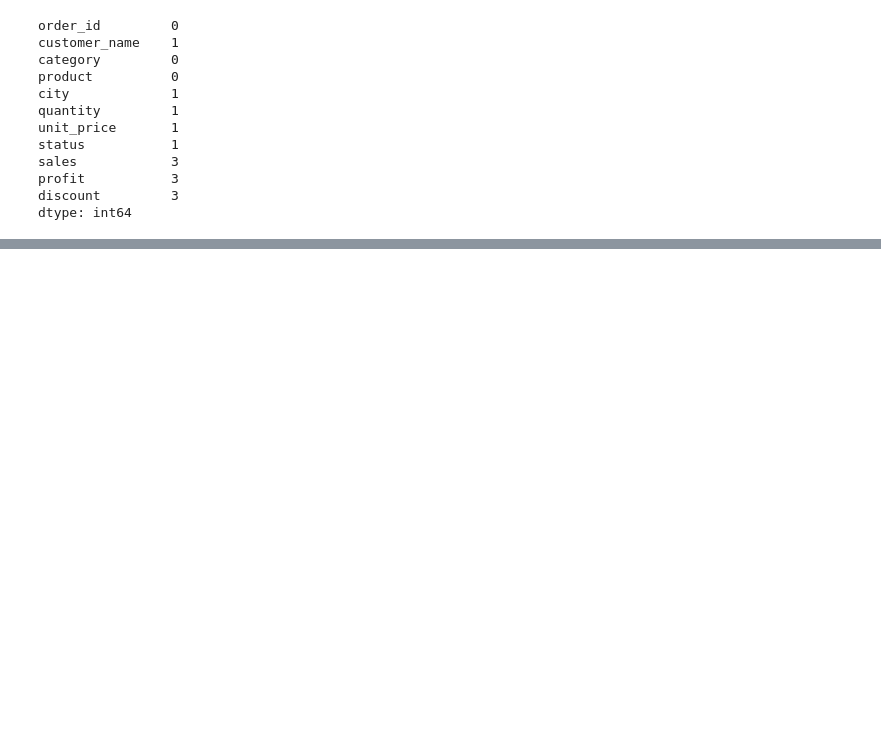
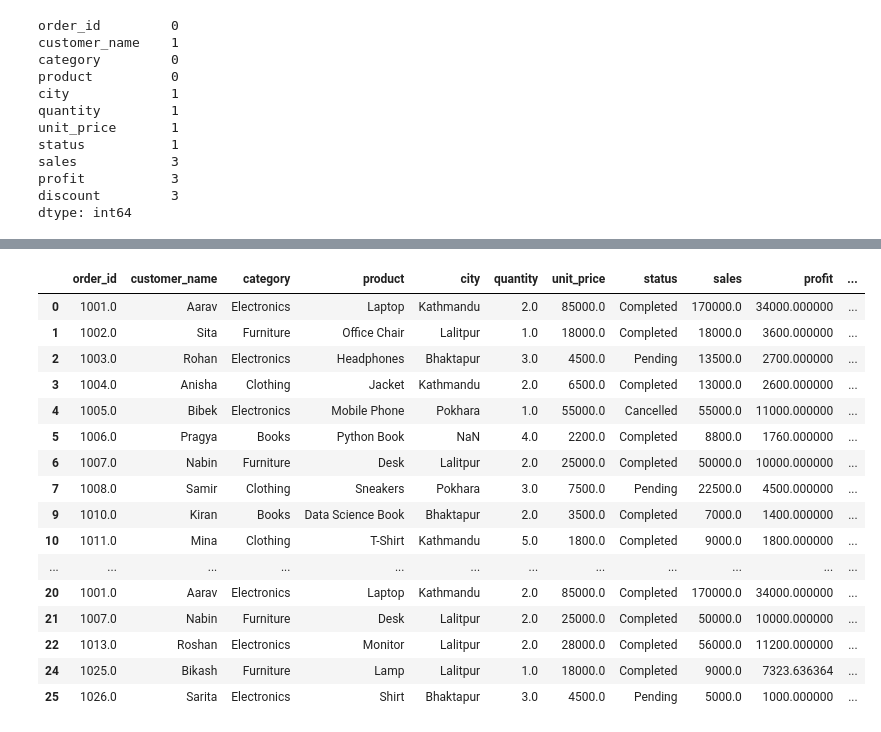
Before and after one commit to prijinagurung/Data-analysis-python-, a Jupyter notebook: test.ipynb, the cells around one changed output, grey strips where cells are left out. Drawn from its saved outputs; the diff is of its cells as text; code cells hidden in the pictures; blank space fills up the shorter version.

```diff
--- a/test.ipynb
+++ b/test.ipynb
@@ -69,0 +111,29 @@ dtype: int64
+# %%
+#HANDLE MISSING VALUES
+#b) Fill missing values
+
+df_dropped['profit'] = df_dropped['profit'].fillna(df_dropped['profit'].mean())
+#fillna fills null values in profit column with the mean of existing values in profit
+
+df_dropped['discount'] = df_dropped['discount'].fillna(df_dropped['discount'].median())
+#filling null values in discount columnn with median
+
+df_dropped
+# %% [output]
+|  | order_id | customer_name | category | product | city | quantity | unit_price | status | sales | profit | ... |
+| 0 | 1001.0 | Aarav | Electronics | Laptop | Kathmandu | 2.0 | 85000.0 | Completed | 170000.0 | 34000.000000 | ... |
+| 1 | 1002.0 | Sita | Furniture | Office Chair | Lalitpur | 1.0 | 18000.0 | Completed | 18000.0 | 3600.000000 | ... |
+| 2 | 1003.0 | Rohan | Electronics | Headphones | Bhaktapur | 3.0 | 4500.0 | Pending | 13500.0 | 2700.000000 | ... |
+| 3 | 1004.0 | Anisha | Clothing | Jacket | Kathmandu | 2.0 | 6500.0 | Completed | 13000.0 | 2600.000000 | ... |
+| 4 | 1005.0 | Bibek | Electronics | Mobile Phone | Pokhara | 1.0 | 55000.0 | Cancelled | 55000.0 | 11000.000000 | ... |
+| 5 | 1006.0 | Pragya | Books | Python Book | NaN | 4.0 | 2200.0 | Completed | 8800.0 | 1760.000000 | ... |
+| 6 | 1007.0 | Nabin | Furniture | Desk | Lalitpur | 2.0 | 25000.0 | Completed | 50000.0 | 10000.000000 | ... |
+| 7 | 1008.0 | Samir | Clothing | Sneakers | Pokhara | 3.0 | 7500.0 | Pending | 22500.0 | 4500.000000 | ... |
+| 9 | 1010.0 | Kiran | Books | Data Science Book | Bhaktapur | 2.0 | 3500.0 | Completed | 7000.0 | 1400.000000 | ... |
+| 10 | 1011.0 | Mina | Clothing | T-Shirt | Kathmandu | 5.0 | 1800.0 | Completed | 9000.0 | 1800.000000 | ... |
+| ... | ... | ... | ... | ... | ... | ... | ... | ... | ... | ... | ... |
+| 20 | 1001.0 | Aarav | Electronics | Laptop | Kathmandu | 2.0 | 85000.0 | Completed | 170000.0 | 34000.000000 | ... |
+| 21 | 1007.0 | Nabin | Furniture | Desk | Lalitpur | 2.0 | 25000.0 | Completed | 50000.0 | 10000.000000 | ... |
+| 22 | 1013.0 | Roshan | Electronics | Monitor | Lalitpur | 2.0 | 28000.0 | Completed | 56000.0 | 11200.000000 | ... |
+| 24 | 1025.0 | Bikash | Furniture | Lamp | Lalitpur | 1.0 | 18000.0 | Completed | 9000.0 | 7323.636364 | ... |
+| 25 | 1026.0 | Sarita | Electronics | Shirt | Bhaktapur | 3.0 | 4500.0 | Pending | 5000.0 | 1000.000000 | ... |
```
Also changed, not shown: parts of 11 cells of this notebook.
